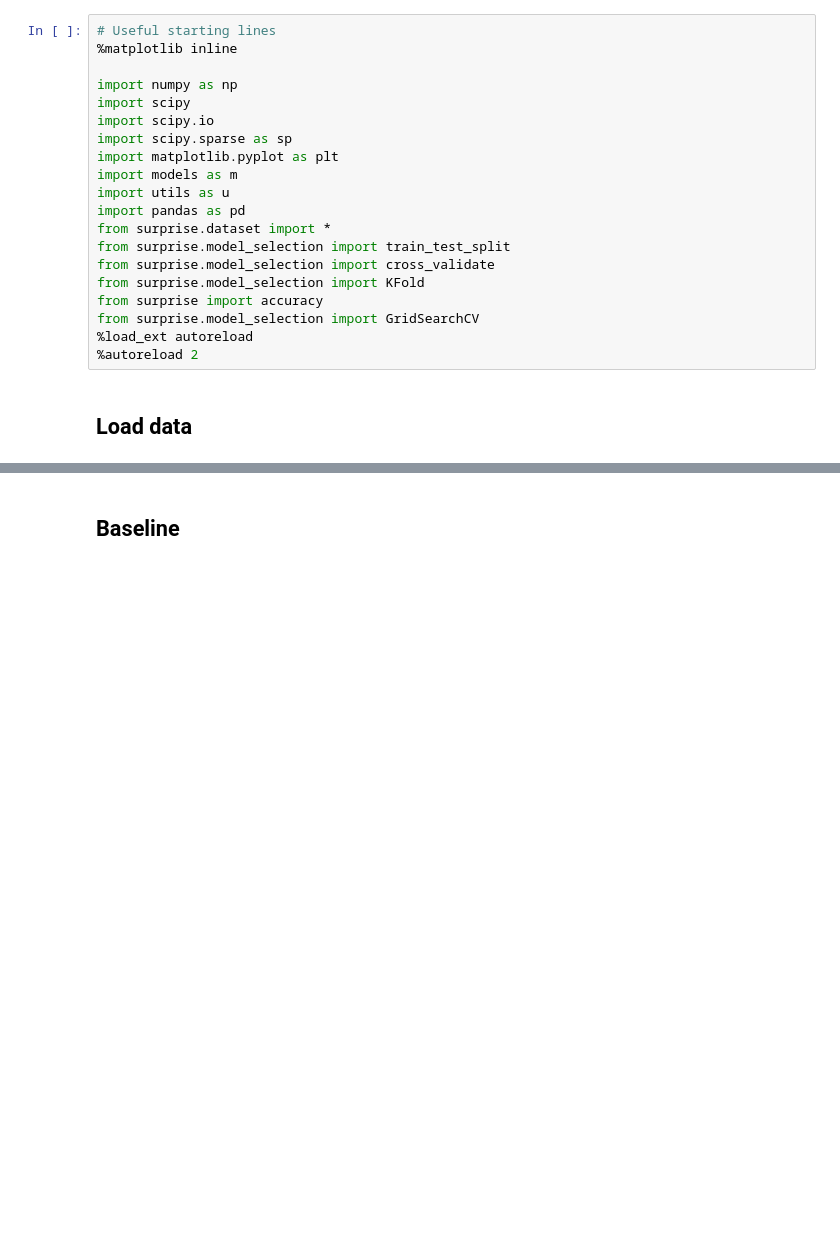
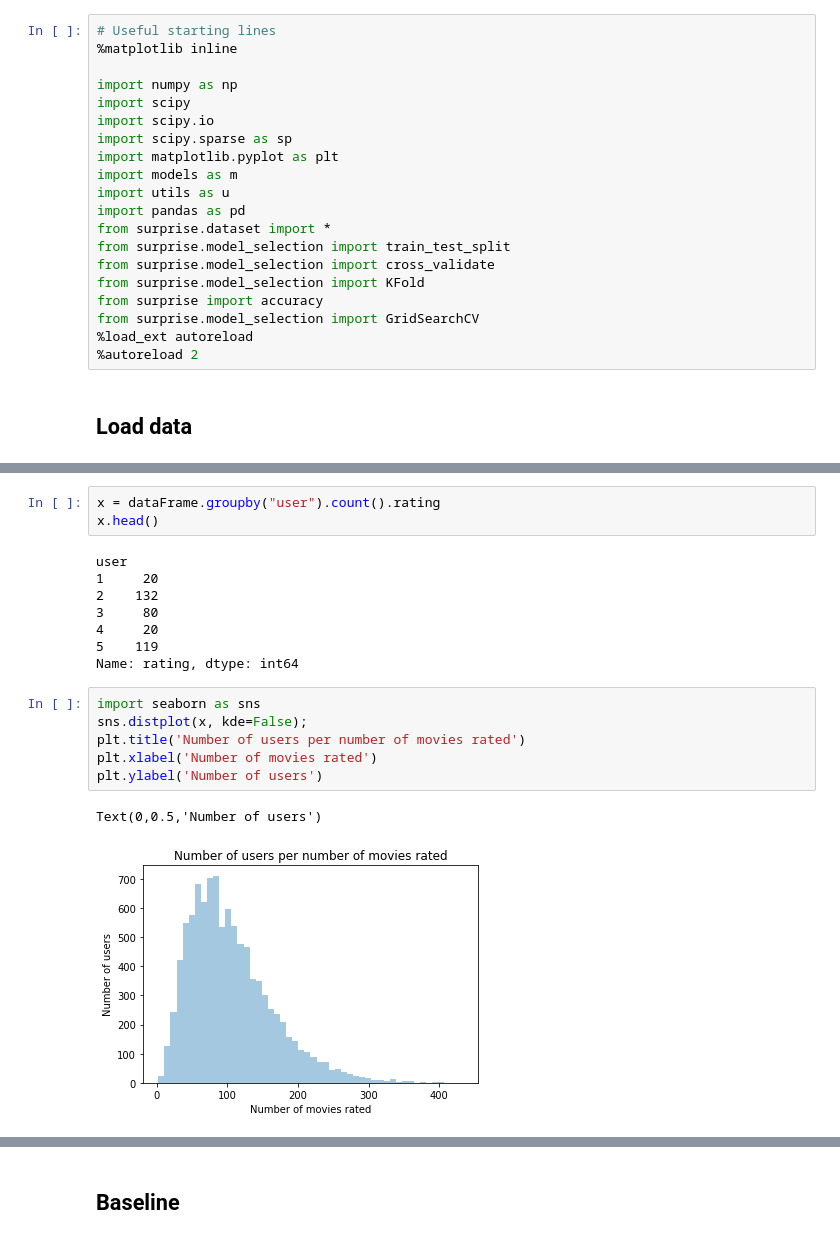
Before and after one commit to byrek3d/ML-Project-2-EPFL, a Jupyter notebook: pipeline.ipynb, the cells around one changed output, grey strips where cells are left out. Saved outputs shown, nothing was run; the diff lists cells and outputs as text; blank space fills up the shorter version.

Commit message:
plots

```diff
--- a/pipeline.ipynb
+++ b/pipeline.ipynb
@@ -32,0 +52,20 @@ formatted_data= Dataset.load_from_df(dataFrame[['user','item','rating']],reader)
+# %%
+x = dataFrame.groupby("user").count().rating
+x.head()
+# %% [output]
+user
+1     20
+2    132
+3     80
+4     20
+5    119
+Name: rating, dtype: int64
+# %%
+import seaborn as sns
+sns.distplot(x, kde=False);
+plt.title('Number of users per number of movies rated')
+plt.xlabel('Number of movies rated')
+plt.ylabel('Number of users')
+# %% [output]
+Text(0,0.5,'Number of users')
+[figure, added]
```
Also changed, not shown: parts of 9 cells of this notebook.
